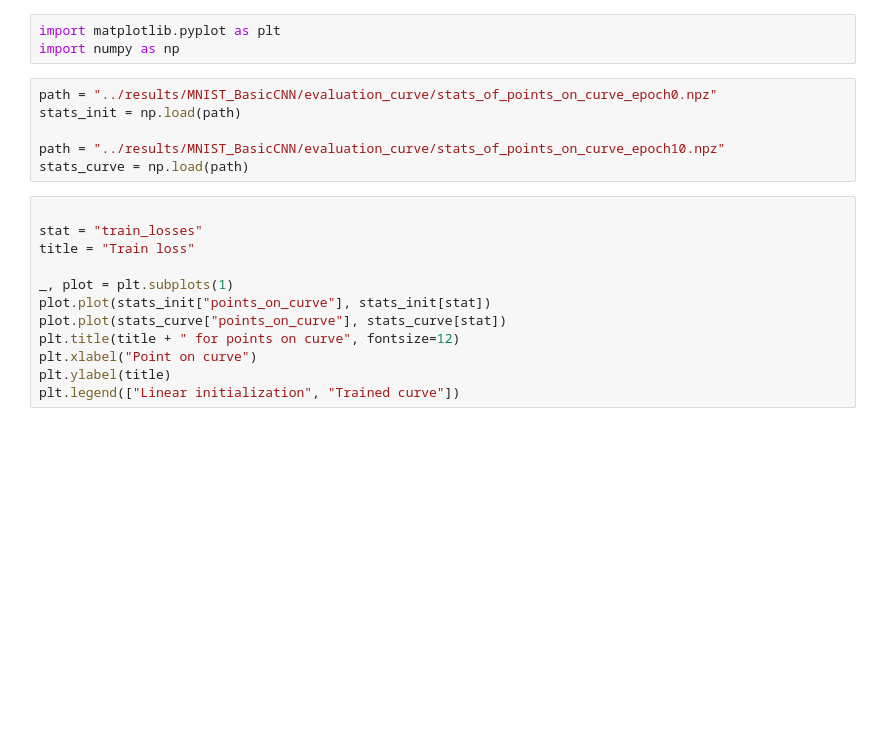
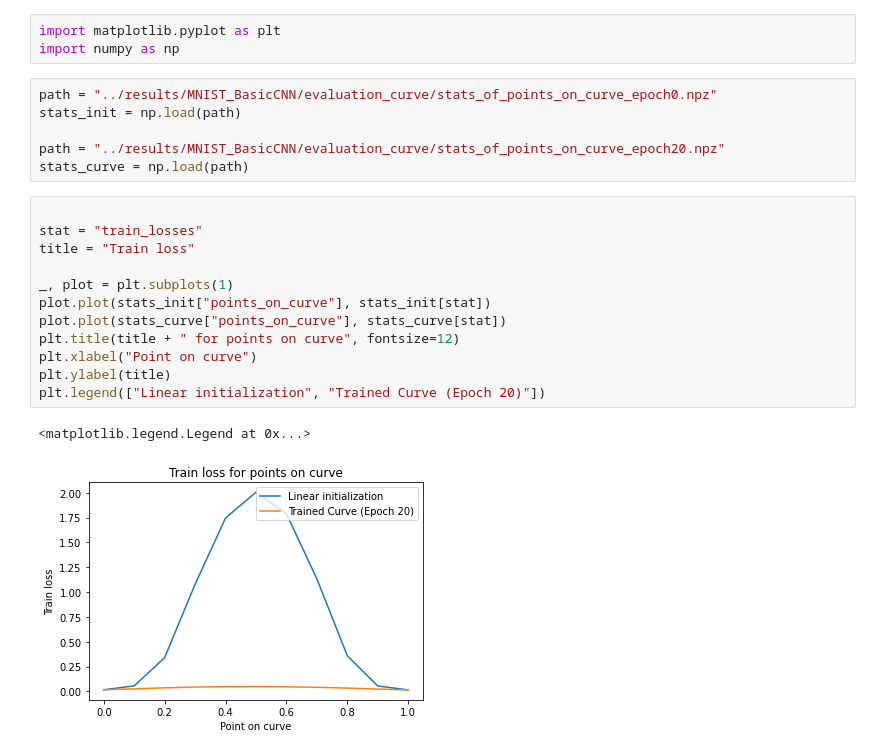
Before and after one commit to constantin-crailsheim/dnn-mode-connectivity-tf, a Jupyter notebook: notebooks/visualise_curve.ipynb, the cells around one changed output. Drawn from its saved outputs; the diff is of its cells as text; blank space fills up the shorter version.

```diff
--- a/notebooks/visualise_curve.ipynb
+++ b/notebooks/visualise_curve.ipynb
@@ -5,20 +5,23 @@ import numpy as np
 path = "../results/MNIST_BasicCNN/evaluation_curve/stats_of_points_on_curve_epoch0.npz"
 stats_init = np.load(path)
 
-path = "../results/MNIST_BasicCNN/evaluation_curve/stats_of_points_on_curve_epoch10.npz"
+path = "../results/MNIST_BasicCNN/evaluation_curve/stats_of_points_on_curve_epoch20.npz"
 stats_curve = np.load(path)
 # %%
 
 stat = "train_losses"
 title = "Train loss"
 
 _, plot = plt.subplots(1)
 plot.plot(stats_init["points_on_curve"], stats_init[stat])
 plot.plot(stats_curve["points_on_curve"], stats_curve[stat])
 plt.title(title + " for points on curve", fontsize=12)
 plt.xlabel("Point on curve")
 plt.ylabel(title)
-plt.legend(["Linear initialization", "Trained curve"])
+plt.legend(["Linear initialization", "Trained Curve (Epoch 20)"])
+# %% [output]
+<matplotlib.legend.Legend at 0x...>
+[figure, added]
 # %%
 
 stat = "train_accuracy_scores"
```
Also changed, not shown: parts of 6 cells of this notebook, 2 other files.
